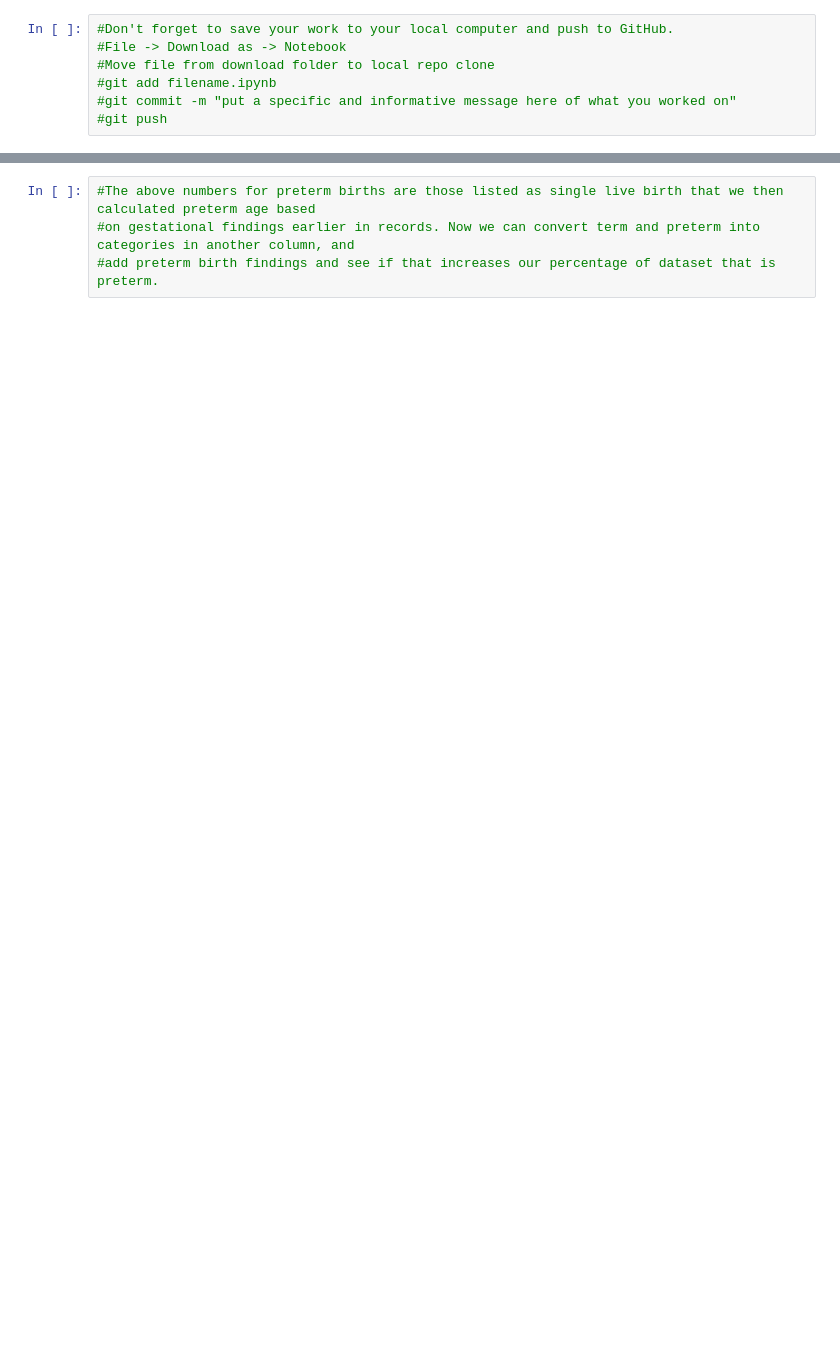
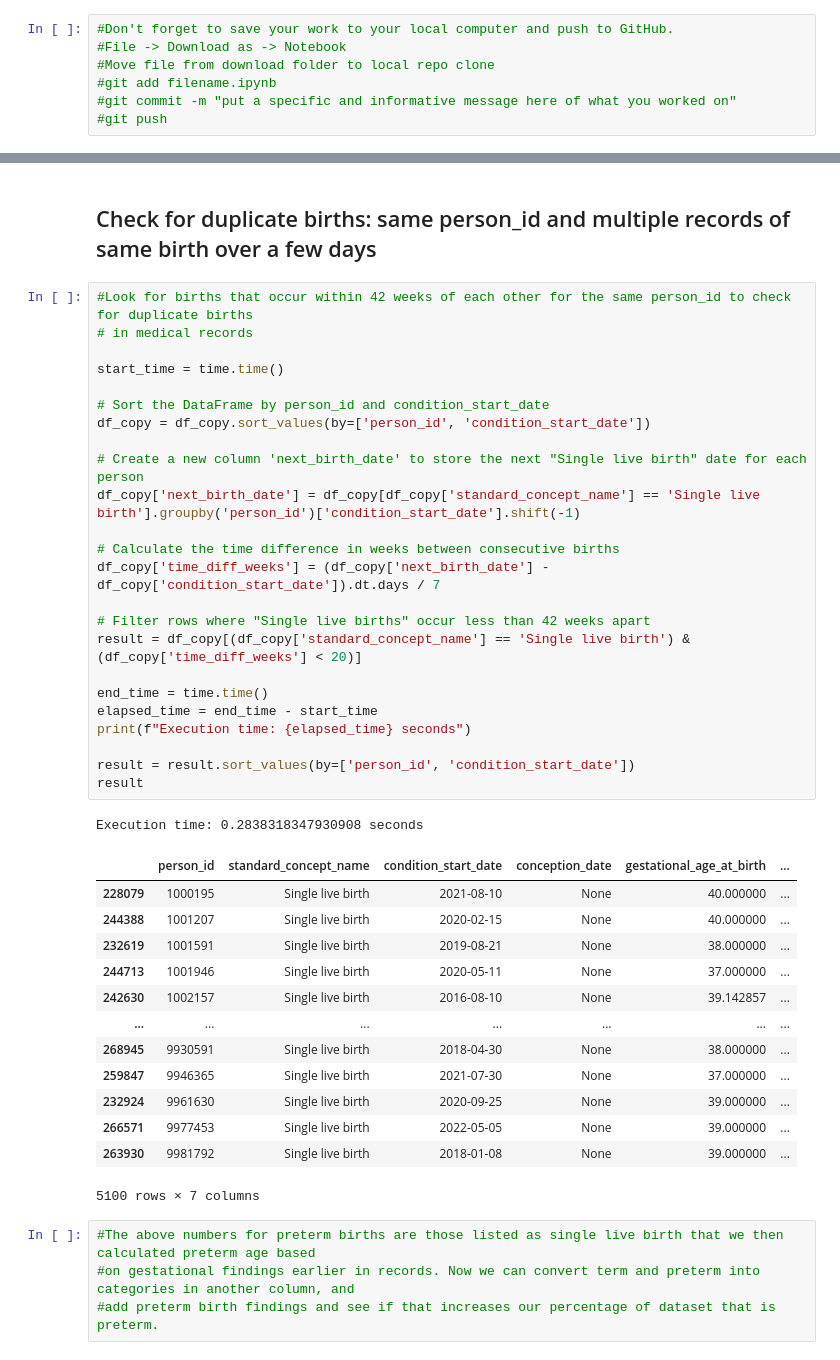
Before and after one commit to kgrillaert/preterm_birth, a Jupyter notebook: Exploration of Concept Set.ipynb, the cells around one changed output, grey strips where cells are left out. Saved outputs shown, nothing was run; the diff lists cells and outputs as text; blank space fills up the shorter version.

```diff
--- a/Exploration of Concept Set.ipynb
+++ b/Exploration of Concept Set.ipynb
@@ -628,3 +669,44 @@ person_df
+# %% [markdown]
+## Check for duplicate births: same person_id and multiple records of same birth over a few days
+# %%
+#Look for births that occur within 42 weeks of each other for the same person_id to check for duplicate births
+# in medical records
+
+start_time = time.time()
+
+# Sort the DataFrame by person_id and condition_start_date
+df_copy = df_copy.sort_values(by=['person_id', 'condition_start_date'])
+
+# Create a new column 'next_birth_date' to store the next "Single live birth" date for each person
+df_copy['next_birth_date'] = df_copy[df_copy['standard_concept_name'] == 'Single live birth'].groupby('person_id')['condition_start_date'].shift(-1)
+
+# Calculate the time difference in weeks between consecutive births
+df_copy['time_diff_weeks'] = (df_copy['next_birth_date'] - df_copy['condition_start_date']).dt.days / 7
+
+# Filter rows where "Single live births" occur less than 42 weeks apart
+result = df_copy[(df_copy['standard_concept_name'] == 'Single live birth') & (df_copy['time_diff_weeks'] < 20)]
+
+end_time = time.time()
+elapsed_time = end_time - start_time
+print(f"Execution time: {elapsed_time} seconds")
+
+result = result.sort_values(by=['person_id', 'condition_start_date'])
+result
+# %% [output]
+Execution time: 0.2838318347930908 seconds
+|  | person_id | standard_concept_name | condition_start_date | conception_date | gestational_age_at_birth | ... |
+| 228079 | 1000195 | Single live birth | 2021-08-10 | None | 40.000000 | ... |
+| 244388 | 1001207 | Single live birth | 2020-02-15 | None | 40.000000 | ... |
+| 232619 | 1001591 | Single live birth | 2019-08-21 | None | 38.000000 | ... |
+| 244713 | 1001946 | Single live birth | 2020-05-11 | None | 37.000000 | ... |
+| 242630 | 1002157 | Single live birth | 2016-08-10 | None | 39.142857 | ... |
+| ... | ... | ... | ... | ... | ... | ... |
+| 268945 | 9930591 | Single live birth | 2018-04-30 | None | 38.000000 | ... |
+| 259847 | 9946365 | Single live birth | 2021-07-30 | None | 37.000000 | ... |
+| 232924 | 9961630 | Single live birth | 2020-09-25 | None | 39.000000 | ... |
+| 266571 | 9977453 | Single live birth | 2022-05-05 | None | 39.000000 | ... |
+| 263930 | 9981792 | Single live birth | 2018-01-08 | None | 39.000000 | ... |
+5100 rows × 7 columns
 # %%
 #The above numbers for preterm births are those listed as single live birth that we then calculated preterm age based
 #on gestational findings earlier in records. Now we can convert term and preterm into categories in another column, and
```
Also changed, not shown: parts of 51 cells of this notebook.
